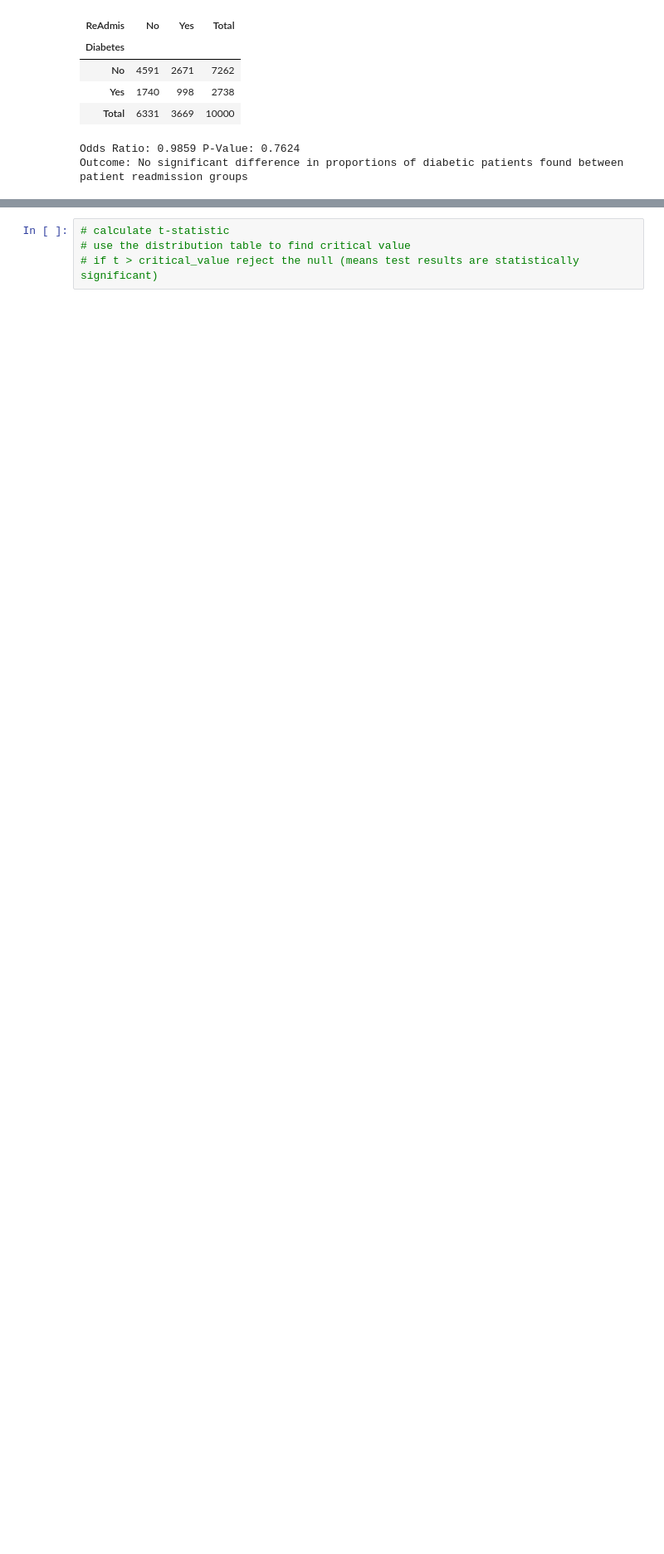
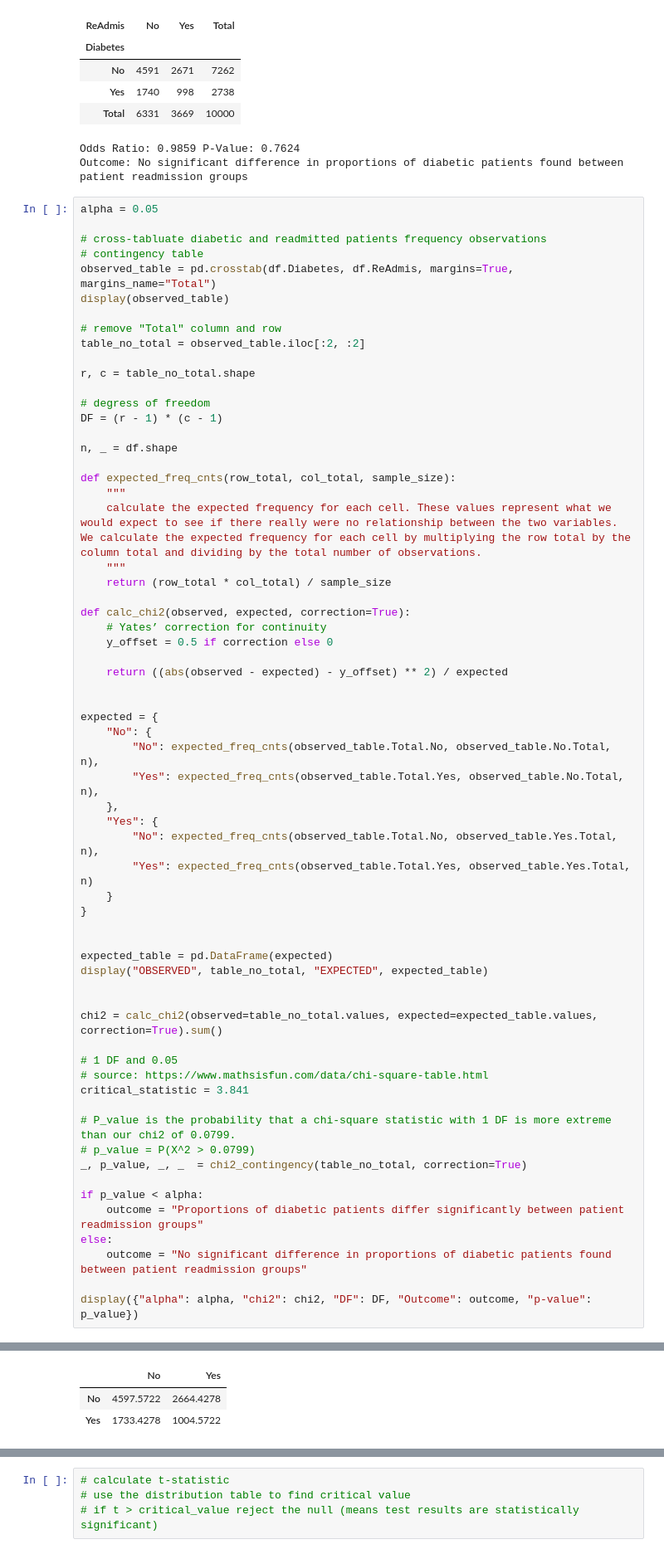
Before and after one commit to chrispaynes/OSDSC-Portfolio, a Jupyter notebook: exploratory_data_analysis/final_nb.ipynb, the cells around one changed output, grey strips where cells are left out. Shown at 83% size. Saved outputs shown, nothing was run; the diff lists cells and outputs as text; blank space fills up the shorter version.

```diff
--- a/exploratory_data_analysis/final_nb.ipynb
+++ b/exploratory_data_analysis/final_nb.ipynb
@@ -161,3 +161,67 @@ print("Outcome:", outcome)
 | Total | 6331 | 3669 | 10000 |
 Odds Ratio: 0.9859 P-Value: 0.7624
 Outcome: No significant difference in proportions of diabetic patients found between patient readmission groups
+# %%
+alpha = 0.05
+
+# cross-tabluate diabetic and readmitted patients frequency observations
+# contingency table
+observed_table = pd.crosstab(df.Diabetes, df.ReAdmis, margins=True, margins_name="Total")
+display(observed_table)
+
+# remove "Total" column and row
+table_no_total = observed_table.iloc[:2, :2]
+
+r, c = table_no_total.shape
+
+# degress of freedom
+DF = (r - 1) * (c - 1)
+
+n, _ = df.shape
+
+def expected_freq_cnts(row_total, col_total, sample_size):
+    """
+    calculate the expected frequency for each cell. These values represent what we would expect to see if there really were no relationship between the two variables. We calculate the expected frequency for each cell by multiplying the row total by the column total and dividing by the total number of observations.
+    """
+    return (row_total * col_total) / sample_size
+
+def calc_chi2(observed, expected, correction=True):
+    # Yates’ correction for continuity
+    y_offset = 0.5 if correction else 0
+
+    return ((abs(observed - expected) - y_offset) ** 2) / expected
+
+
+expected = {
+    "No": {
+        "No": expected_freq_cnts(observed_table.Total.No, observed_table.No.Total, n),
+        "Yes": expected_freq_cnts(observed_table.Total.Yes, observed_table.No.Total, n),
+    },
+    "Yes": {
+        "No": expected_freq_cnts(observed_table.Total.No, observed_table.Yes.Total, n),
+        "Yes": expected_freq_cnts(observed_table.Total.Yes, observed_table.Yes.Total, n)
+    }
+}
+
+
+expected_table = pd.DataFrame(expected)
+display("OBSERVED", table_no_total, "EXPECTED", expected_table)
+
+
+chi2 = calc_chi2(observed=table_no_total.values, expected=expected_table.values, correction=True).sum()
+
+# 1 DF and 0.05
+# source: https://www.mathsisfun.com/data/chi-square-table.html
+critical_statistic = 3.841
+
+# P_value is the probability that a chi-square statistic with 1 DF is more extreme than our chi2 of 0.0799.
+# p_value = P(Χ^2 > 0.0799)
+_, p_value, _, _  = chi2_contingency(table_no_total, correction=True)
+
+if p_value < alpha:
+    outcome = "Proportions of diabetic patients differ significantly between patient readmission groups"
+else:
+    outcome = "No significant difference in proportions of diabetic patients found between patient readmission groups"
+
+display({"alpha": alpha, "chi2": chi2, "DF": DF, "Outcome": outcome, "p-value": p_value})
+# %% [output]
@@ -163,0 +239,3 @@ Outcome: No significant difference in proportions of diabetic patients found bet
+|  | No | Yes |
+| No | 4597.5722 | 2664.4278 |
+| Yes | 1733.4278 | 1004.5722 |
```
Also changed, not shown: parts of 12 cells of this notebook.
